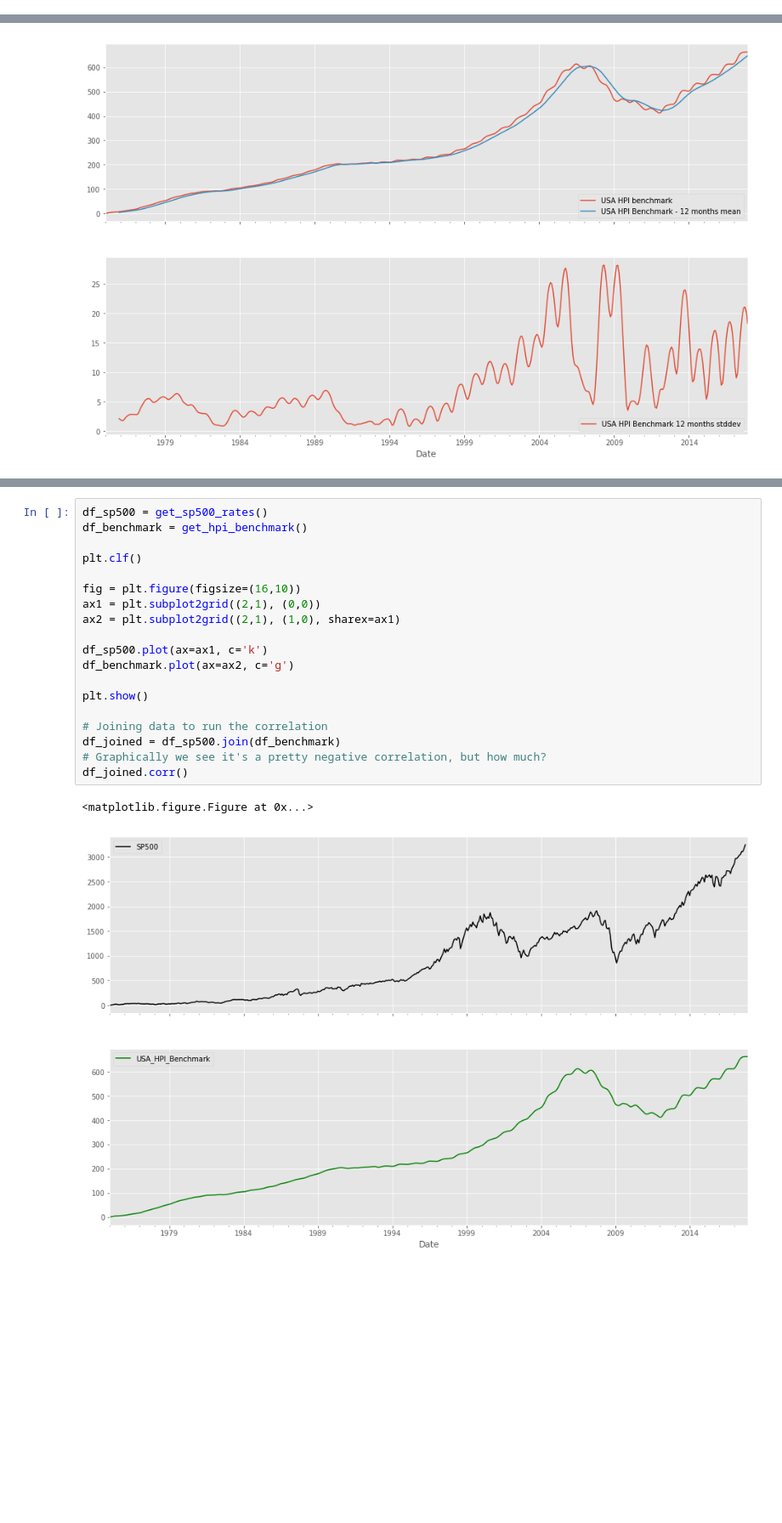
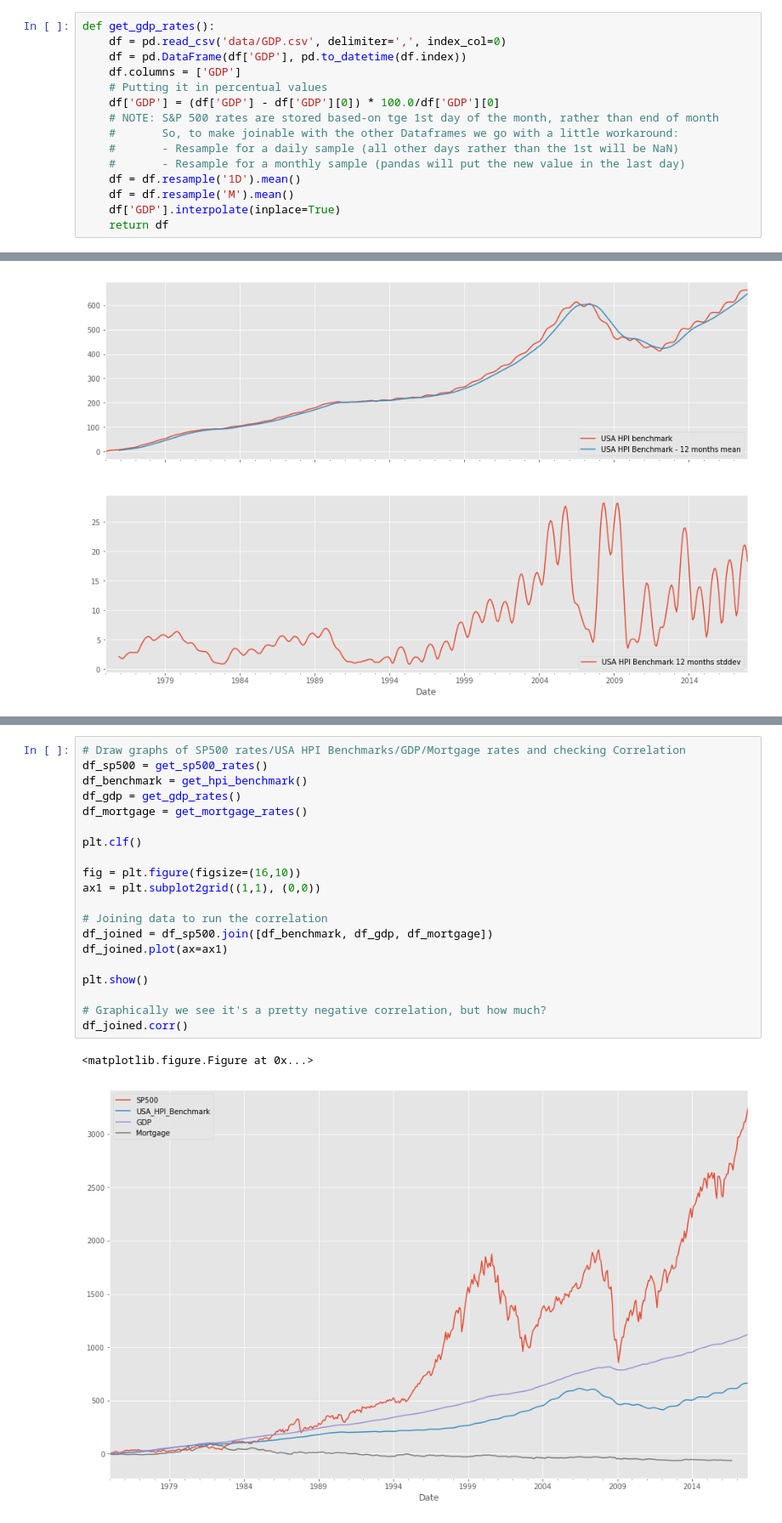
Before and after one commit to davidcampelo/data-science-tests, a Jupyter notebook: 3 - Pandas housing prices analysis.ipynb, the cells around one changed output, grey strips where cells are left out. Shown at 85% size. Saved outputs shown, nothing was run; the diff lists cells and outputs as text; blank space fills up the shorter version.

Commit message:
Added GDP correlation

```diff
--- a/3 - Pandas housing prices analysis.ipynb
+++ b/3 - Pandas housing prices analysis.ipynb
@@ -104,6 +107,21 @@ def get_sp500_rates():
     df = df.resample('M').mean()
 
     return df
+# %%
+def get_gdp_rates():
+    df = pd.read_csv('data/GDP.csv', delimiter=',', index_col=0)
+    df = pd.DataFrame(df['GDP'], pd.to_datetime(df.index))
+    df.columns = ['GDP']
+    # Putting it in percentual values
+    df['GDP'] = (df['GDP'] - df['GDP'][0]) * 100.0/df['GDP'][0]
+    # NOTE: S&P 500 rates are stored based-on tge 1st day of the month, rather than end of month
+    #       So, to make joinable with the other Dataframes we go with a little workaround:
+    #       - Resample for a daily sample (all other days rather than the 1st will be NaN)
+    #       - Resample for a monthly sample (pandas will put the new value in the last day)
+    df = df.resample('1D').mean()
+    df = df.resample('M').mean()
+    df['GDP'].interpolate(inplace=True)
+    return df
 # %%
 ## Plotting HPI states graph
 df_states = get_hpi_states()
@@ -333,24 +332,25 @@ df_joined.corr()
 | Mortgage | 1.000000 | -0.778378 |
 | USA_HPI_Benchmark | -0.778378 | 1.000000 |
 # %%
+# Draw graphs of SP500 rates/USA HPI Benchmarks/GDP/Mortgage rates and checking Correlation
 df_sp500 = get_sp500_rates()
 df_benchmark = get_hpi_benchmark()
+df_gdp = get_gdp_rates()
+df_mortgage = get_mortgage_rates()
 
 plt.clf()
 
 fig = plt.figure(figsize=(16,10))
-ax1 = plt.subplot2grid((2,1), (0,0))
-ax2 = plt.subplot2grid((2,1), (1,0), sharex=ax1)
+ax1 = plt.subplot2grid((1,1), (0,0))
 
-df_sp500.plot(ax=ax1, c='k')
-df_benchmark.plot(ax=ax2, c='g')
+# Joining data to run the correlation
+df_joined = df_sp500.join([df_benchmark, df_gdp, df_mortgage])
+df_joined.plot(ax=ax1)
 
 plt.show()
 
-# Joining data to run the correlation
-df_joined = df_sp500.join(df_benchmark)
 # Graphically we see it's a pretty negative correlation, but how much?
 df_joined.corr()
 # %% [output]
 <matplotlib.figure.Figure at 0x...>
-[figure, old version]
+[figure, new version]
```
Also changed, not shown: parts of 4 cells of this notebook, 1 other file.
